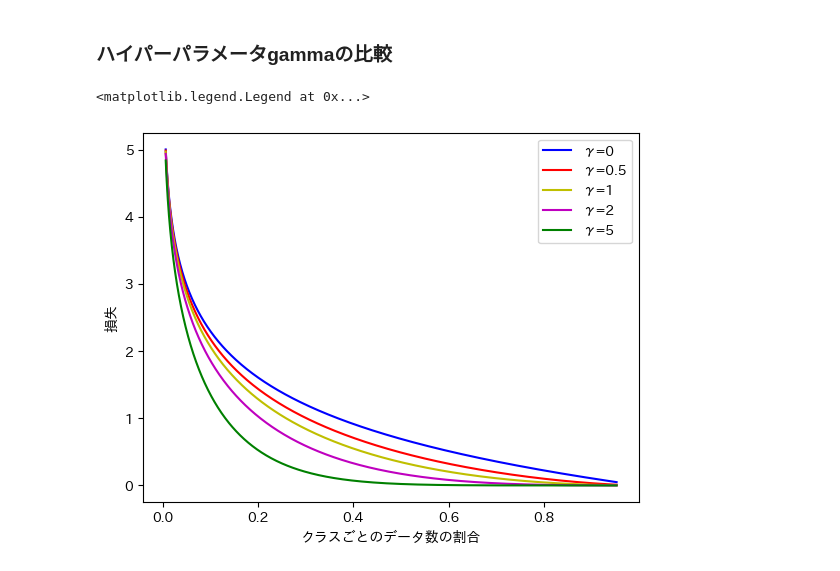
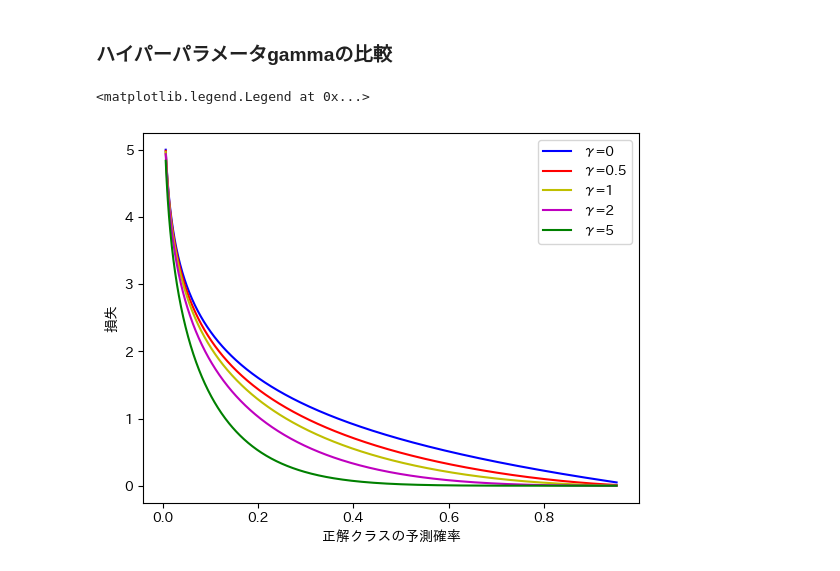
Before and after one commit to yochimonji/thyroid, a Jupyter notebook: notebook/focal_loss.ipynb, the cells around one changed output. Cells and saved outputs as stored; diff of their text form; code cells hidden in the pictures.

```diff
--- a/notebook/focal_loss.ipynb
+++ b/notebook/focal_loss.ipynb
@@ -14,23 +14,23 @@ from model.loss import create_loss
 # %%
 target = torch.tensor([0], dtype=torch.int64)
 
 gammas = (0, 0.5, 1, 2, 5)  # gamma=0はCrossEntropyと等価
 colors = ("b", "r", "y", "m", "g")
 
 for gamma, color in zip(gammas, colors):
     loss = create_loss("focal", focal_gamma=gamma)
     inputs = []
     outputs = []
     for input in torch.arange(-2, 2, 0.005):
         input = torch.Tensor([[input, 1-input]])
         output = loss(input, target)
         inputs.append(F.softmax(input, dim=1)[0,0])
         outputs.append(output)
     plt.plot(inputs, outputs, color=color, label=f"γ={gamma}")
 
-plt.xlabel('クラスごとのデータ数の割合')
+plt.xlabel('正解クラスの予測確率')
 plt.ylabel('損失')
 plt.legend()
 # %% [output]
 <matplotlib.legend.Legend at 0x...>
-[figure, old version]
+[figure, new version]
```
